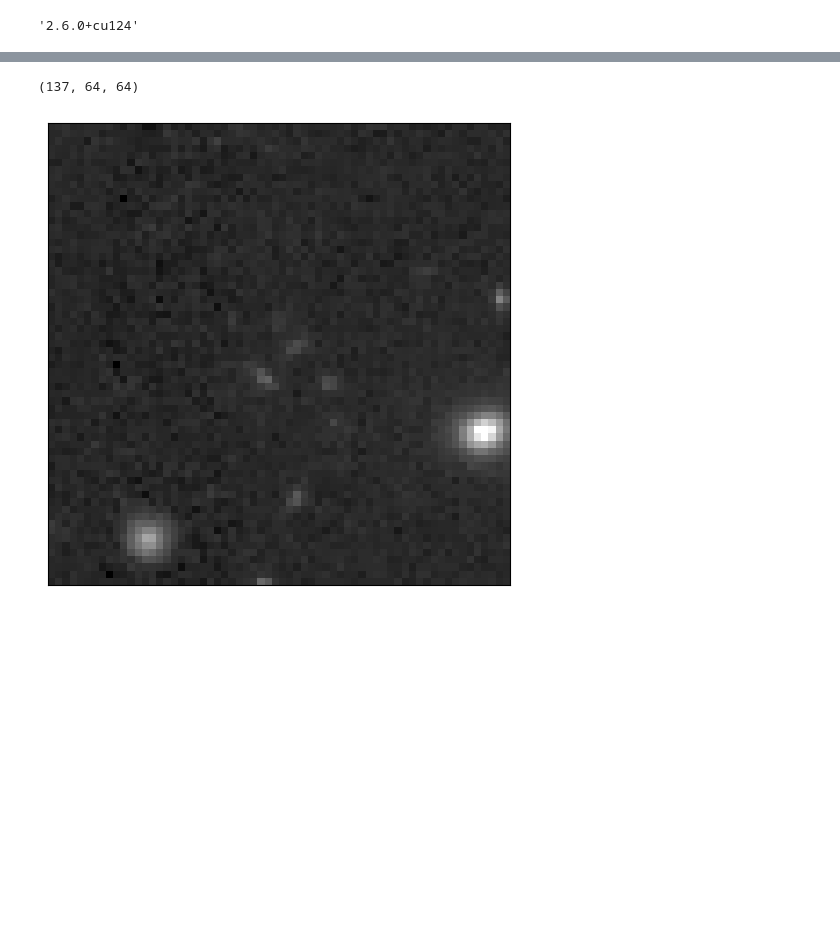
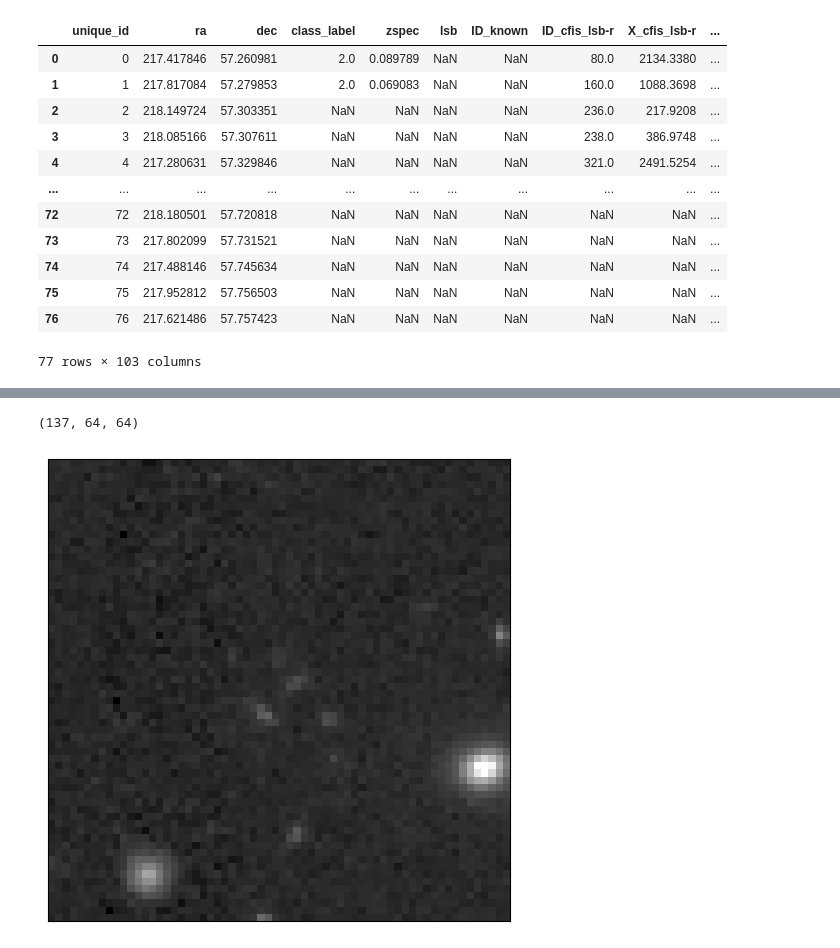
Before and after one commit to heesters-nick/DwarForge, a Jupyter notebook: notebooks/data_accretion.ipynb, the cells around one changed output, grey strips where cells are left out. Saved outputs shown, nothing was run; the diff lists cells and outputs as text; code cells hidden in the pictures; blank space fills up the shorter version.

Commit message:
add data_inspection notebook for cutout visualization

```diff
--- a/notebooks/data_accretion.ipynb
+++ b/notebooks/data_accretion.ipynb
@@ -37,9 +36,22 @@ import torch
-# %%
-torch.__version__
-# %% [output]
-'2.6.0+cu124'
 # %%
-det_path = '/home/nick/astro/DwarForge/data/282_285/cfis_lsb-r/CFIS_LSB.282.285.r_rebin_star_masked_det_params.parquet'
-h5_path = '/home/nick/astro/DwarForge/data/282_285/cfis_lsb-r/CFIS_LSB.282.285.r_cutouts_single.h5'
+det_path = '/home/nick/astro/DwarForge/data/234_295/gri/234_295_matched_detections.parquet'
+h5_path = '/home/nick/astro/DwarForge/data/234_295/gri/234_295_matched_cutouts_full_res_final.h5'
+fits_path = '/home/nick/astro/DwarForge/data/234_295/whigs-g/calexp-CFIS_234_295.fits'
 # %%
 detections = pd.read_parquet(det_path)
+# %%
+detections
+# %% [output]
+|  | unique_id | ra | dec | class_label | zspec | lsb | ID_known | ID_cfis_lsb-r | X_cfis_lsb-r | ... |
+| 0 | 0 | 217.417846 | 57.260981 | 2.0 | 0.089789 | NaN | NaN | 80.0 | 2134.3380 | ... |
+| 1 | 1 | 217.817084 | 57.279853 | 2.0 | 0.069083 | NaN | NaN | 160.0 | 1088.3698 | ... |
+| 2 | 2 | 218.149724 | 57.303351 | NaN | NaN | NaN | NaN | 236.0 | 217.9208 | ... |
+| 3 | 3 | 218.085166 | 57.307611 | NaN | NaN | NaN | NaN | 238.0 | 386.9748 | ... |
+| 4 | 4 | 217.280631 | 57.329846 | NaN | NaN | NaN | NaN | 321.0 | 2491.5254 | ... |
+| ... | ... | ... | ... | ... | ... | ... | ... | ... | ... | ... |
+| 72 | 72 | 218.180501 | 57.720818 | NaN | NaN | NaN | NaN | NaN | NaN | ... |
+| 73 | 73 | 217.802099 | 57.731521 | NaN | NaN | NaN | NaN | NaN | NaN | ... |
+| 74 | 74 | 217.488146 | 57.745634 | NaN | NaN | NaN | NaN | NaN | NaN | ... |
+| 75 | 75 | 217.952812 | 57.756503 | NaN | NaN | NaN | NaN | NaN | NaN | ... |
+| 76 | 76 | 217.621486 | 57.757423 | NaN | NaN | NaN | NaN | NaN | NaN | ... |
+77 rows × 103 columns
```
Also changed, not shown: parts of 4 cells of this notebook, 10 other files.
